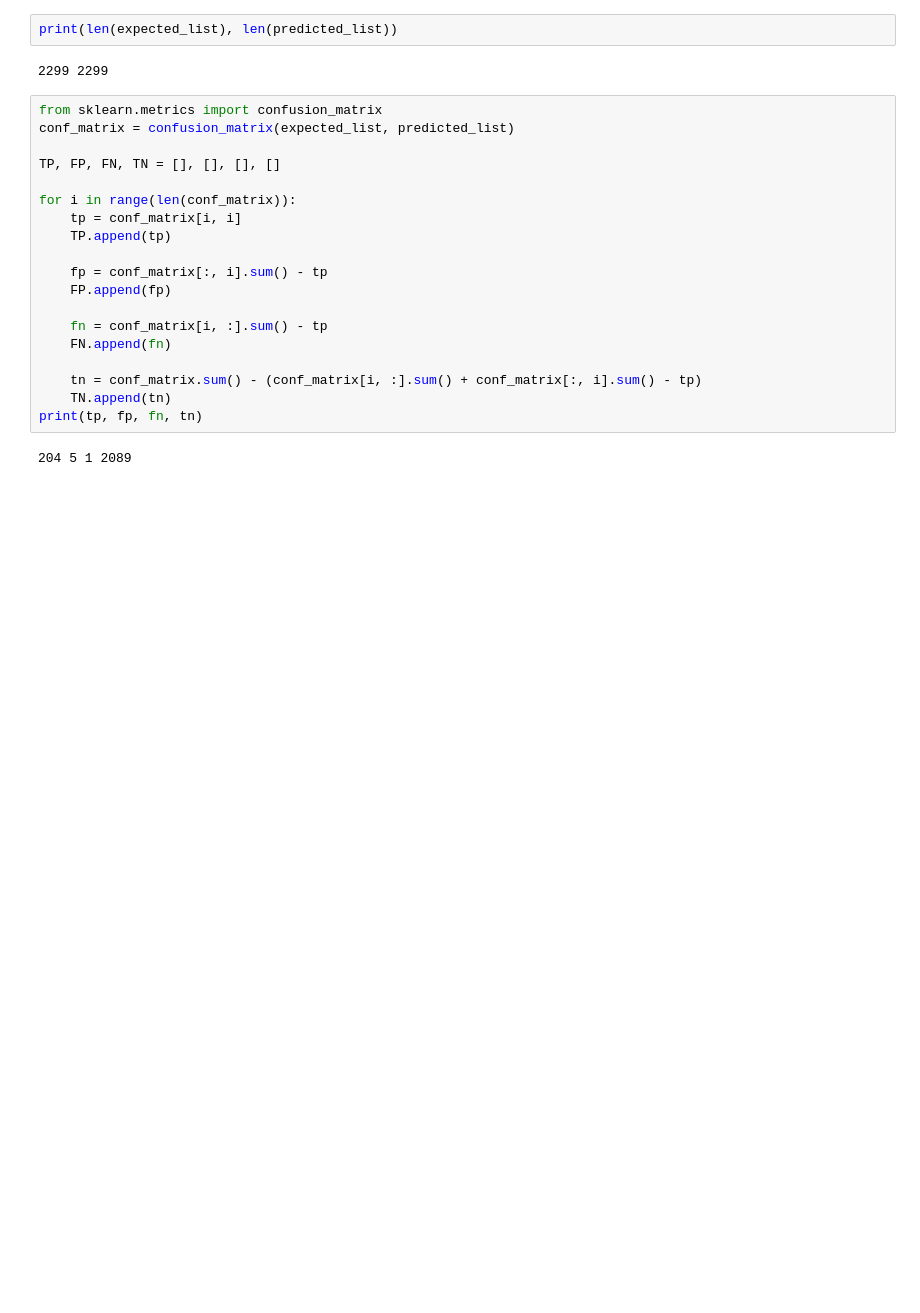
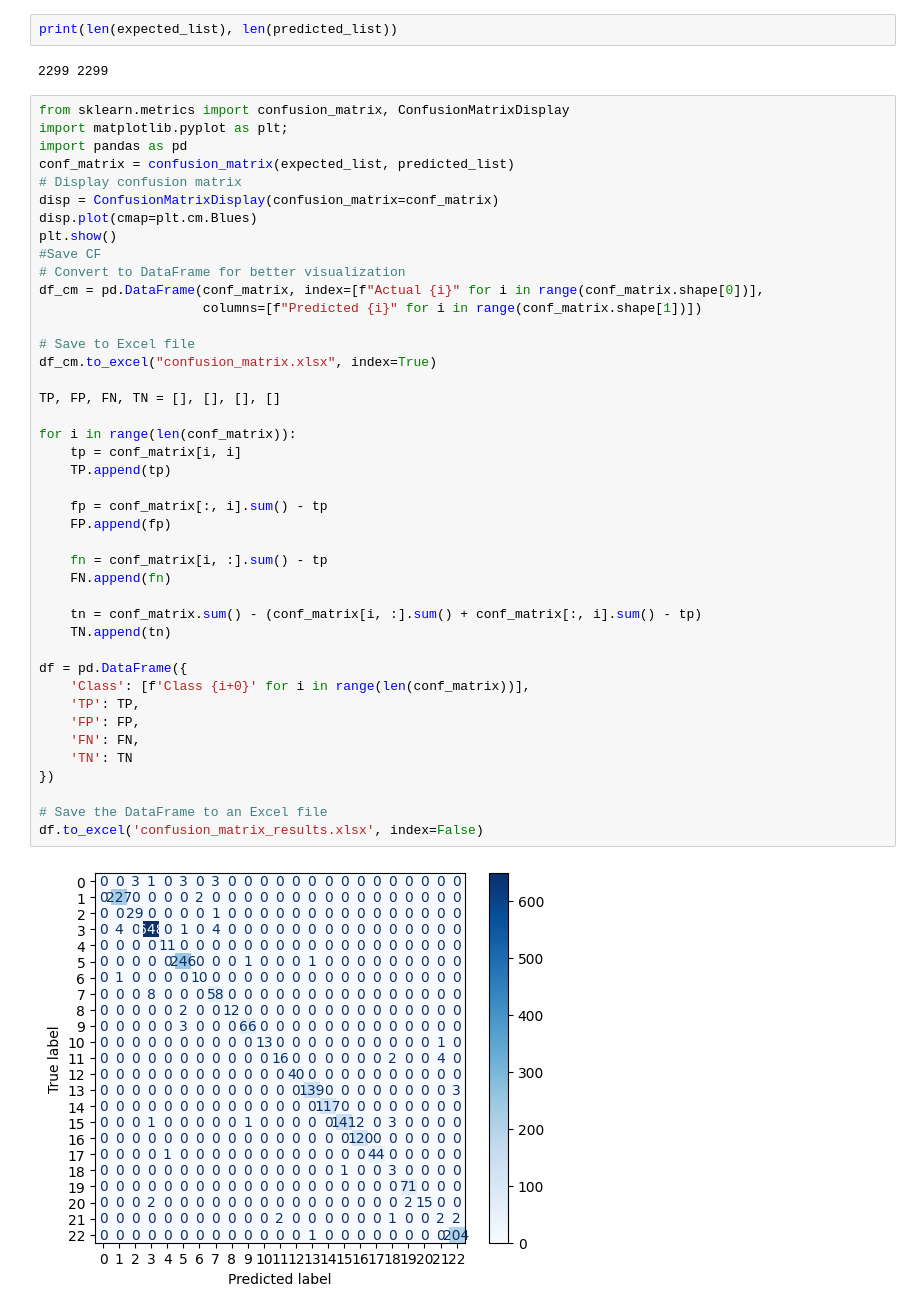
Before and after one commit to aldofebriii/ocr, a Jupyter notebook: research/evaluat_katanaml.ipynb, the cells around one changed output. Saved outputs shown, nothing was run; the diff lists cells and outputs as text; blank space fills up the shorter version.

```diff
--- a/research/evaluat_katanaml.ipynb
+++ b/research/evaluat_katanaml.ipynb
@@ -108,24 +84,47 @@ print(len(expected_list), len(predicted_list))
 # %% [output]
 2299 2299
 # %%
-from sklearn.metrics import confusion_matrix
+from sklearn.metrics import confusion_matrix, ConfusionMatrixDisplay
+import matplotlib.pyplot as plt;
+import pandas as pd
 conf_matrix = confusion_matrix(expected_list, predicted_list)
+# Display confusion matrix
+disp = ConfusionMatrixDisplay(confusion_matrix=conf_matrix)
+disp.plot(cmap=plt.cm.Blues)
+plt.show()
+#Save CF
+# Convert to DataFrame for better visualization
+df_cm = pd.DataFrame(conf_matrix, index=[f"Actual {i}" for i in range(conf_matrix.shape[0])],
+                     columns=[f"Predicted {i}" for i in range(conf_matrix.shape[1])])
+
+# Save to Excel file
+df_cm.to_excel("confusion_matrix.xlsx", index=True)
 
 TP, FP, FN, TN = [], [], [], []
 
 for i in range(len(conf_matrix)):
     tp = conf_matrix[i, i]
     TP.append(tp)
 
     fp = conf_matrix[:, i].sum() - tp
     FP.append(fp)
 
     fn = conf_matrix[i, :].sum() - tp
     FN.append(fn)
 
     tn = conf_matrix.sum() - (conf_matrix[i, :].sum() + conf_matrix[:, i].sum() - tp)
     TN.append(tn)
-print(tp, fp, fn, tn)
+
+df = pd.DataFrame({
+    'Class': [f'Class {i+0}' for i in range(len(conf_matrix))],
+    'TP': TP,
+    'FP': FP,
+    'FN': FN,
+    'TN': TN
+})
+
+# Save the DataFrame to an Excel file
+df.to_excel('confusion_matrix_results.xlsx', index=False)
 # %% [output]
-204 5 1 2089
+[figure, added]
 # %%
```
Also changed, not shown: parts of 5 cells of this notebook, 4 other files.
